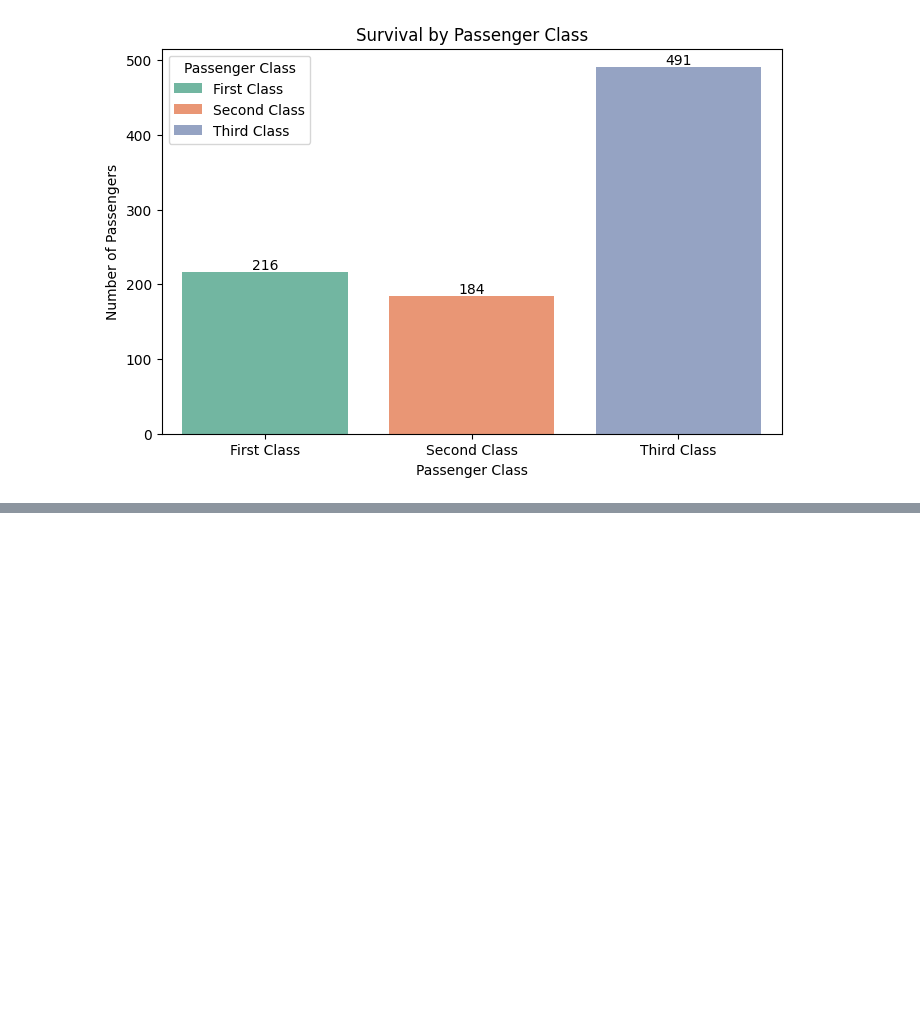
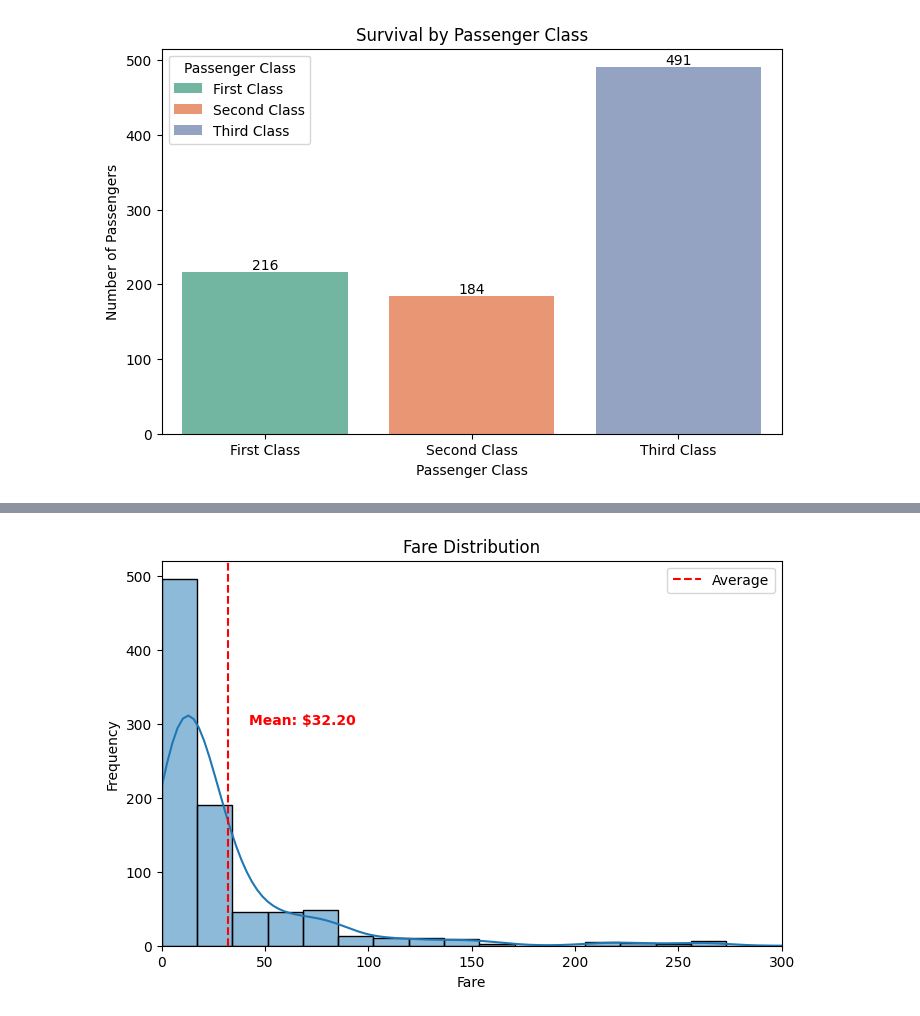
Before and after one commit to Techno-Hub19/Titanic-Prediction, a Jupyter notebook: notebook/titanic-survival-predication.ipynb, the cells around one changed output, grey strips where cells are left out. Drawn from its saved outputs; the diff is of its cells as text; code cells hidden in the pictures; blank space fills up the shorter version.

```diff
--- a/notebook/titanic-survival-predication.ipynb
+++ b/notebook/titanic-survival-predication.ipynb
@@ -166,0 +185,30 @@ plt.show()
+# %%
+# Fare distribution
+
+plt.figure(figsize=(8,5))
+sns.histplot(train['Fare'], bins=30, kde=True)
+average = train['Fare'].mean()
+
+plt.axvline(
+    x=average,
+    color = 'red',
+    linestyle = '--',
+    label = 'Average'
+)
+
+plt.text(
+    x=average + 10,                  # Slightly to the right of the line
+    y=300,                           # Vertical position on the y-axis
+    s=f'Mean: ${average:.2f}',      # The text string to display
+    color='red',
+    fontweight='bold'
+)
+
+plt.legend()
+plt.title('Fare Distribution')
+plt.xlabel('Fare')
+plt.ylabel('Frequency')
+plt.xlim(0,300)
+plt.show()
+# %% [output]
+[figure, added]
```
Also changed, not shown: parts of 17 cells of this notebook.
